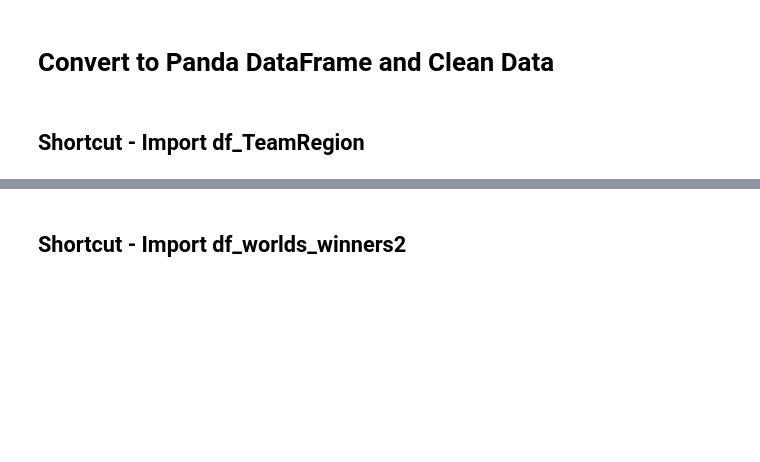
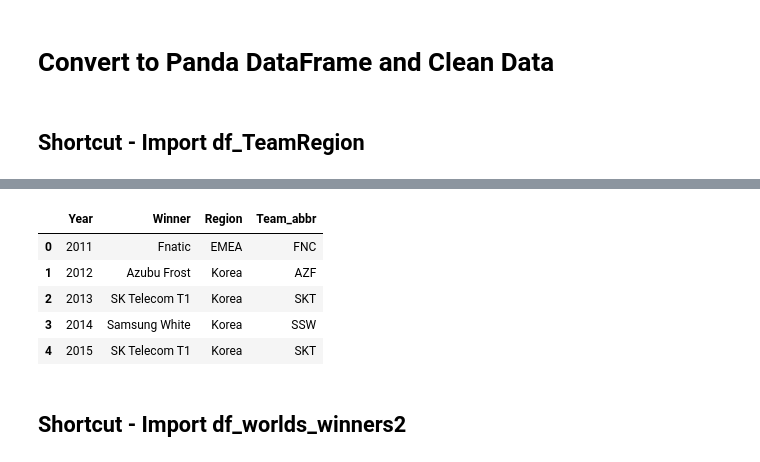
Before and after one commit to SzeWaiHo/UCDPA-SzeWaiHo, a Jupyter notebook: API_LoL_v3.ipynb, the cells around one changed output, grey strips where cells are left out. Cells and saved outputs as stored; diff of their text form; code cells hidden in the pictures; blank space fills up the shorter version.

```diff
--- a/API_LoL_v3.ipynb
+++ b/API_LoL_v3.ipynb
@@ -416,7 +460,15 @@ df_TeamRegion = pd.read_csv("TeamRegion.csv",index_col=0)
 # %%
 df_worlds_winners2 = df_worlds_winners.merge(df_TeamRegion, left_on = "Winner", right_on = "Team", how = "left")
 df_worlds_winners2 = df_worlds_winners2.drop(columns="Team")
-df_worlds_winners2.to_csv("Worlds_Winners2.csv")
+df_worlds_winners2.head()
+df_worlds_winners2.to_csv("Worlds_Winners2.csv",index=False)
+# %% [output]
+|  | Year | Winner | Region | Team_abbr |
+| 0 | 2011 | Fnatic | EMEA | FNC |
+| 1 | 2012 | Azubu Frost | Korea | AZF |
+| 2 | 2013 | SK Telecom T1 | Korea | SKT |
+| 3 | 2014 | Samsung White | Korea | SSW |
+| 4 | 2015 | SK Telecom T1 | Korea | SKT |
 # %% [markdown]
 ## Shortcut - Import df_worlds_winners2
 # %%
```
Also changed, not shown: parts of 20 cells of this notebook, 9 other files.
